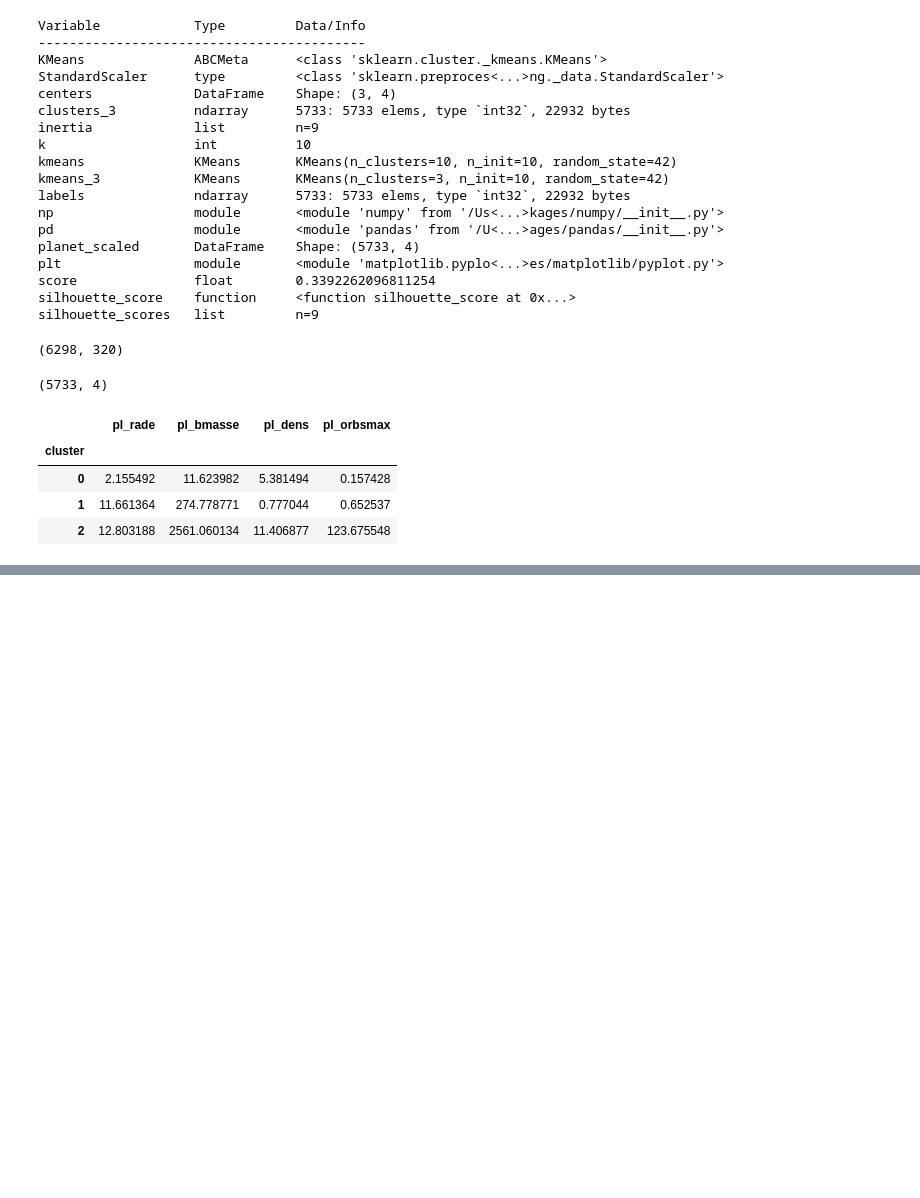
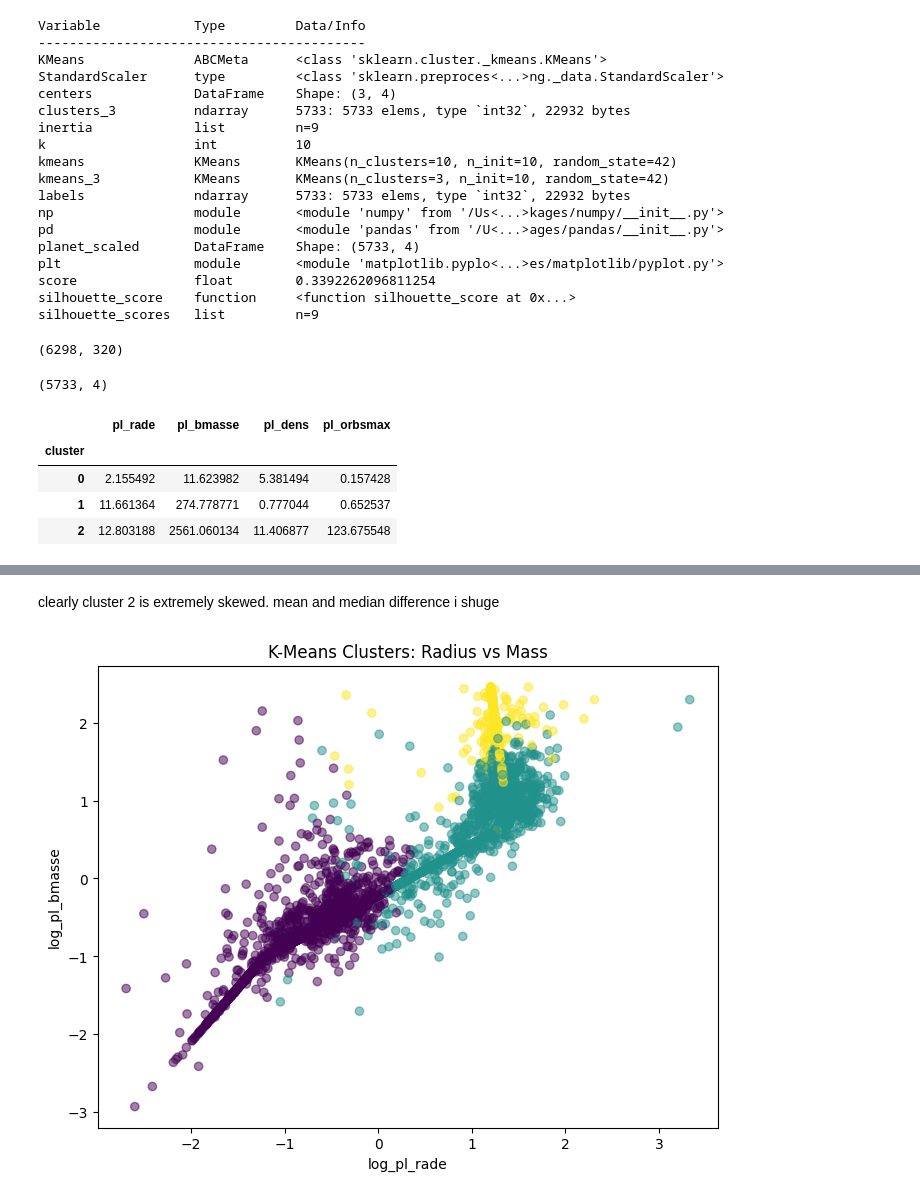
Before and after one commit to harini-prabakaran/celestia, a Jupyter notebook: notebooks/03_clustering.ipynb, the cells around one changed output, grey strips where cells are left out. Drawn from its saved outputs; the diff is of its cells as text; code cells hidden in the pictures; blank space fills up the shorter version.

Commit message:
Complete clustering phase and finalize planetary taxonomy

```diff
--- a/notebooks/03_clustering.ipynb
+++ b/notebooks/03_clustering.ipynb
@@ -216,0 +235,21 @@ clustered_df.groupby("cluster").mean()
+# %% [markdown]
+clearly cluster 2 is extremely skewed. mean and median difference i shuge
+# %%
+import matplotlib.pyplot as plt
+
+plt.figure(figsize=(8,6))
+
+plt.scatter(
+    planet_scaled["log_pl_rade"],
+    planet_scaled["log_pl_bmasse"],
+    c=clusters_3,
+    alpha=0.5
+)
+
+plt.xlabel("log_pl_rade")
+plt.ylabel("log_pl_bmasse")
+plt.title("K-Means Clusters: Radius vs Mass")
+
+plt.show()
+# %% [output]
+[figure, added]
```
Also changed, not shown: parts of 69 cells of this notebook, 5 other files.
